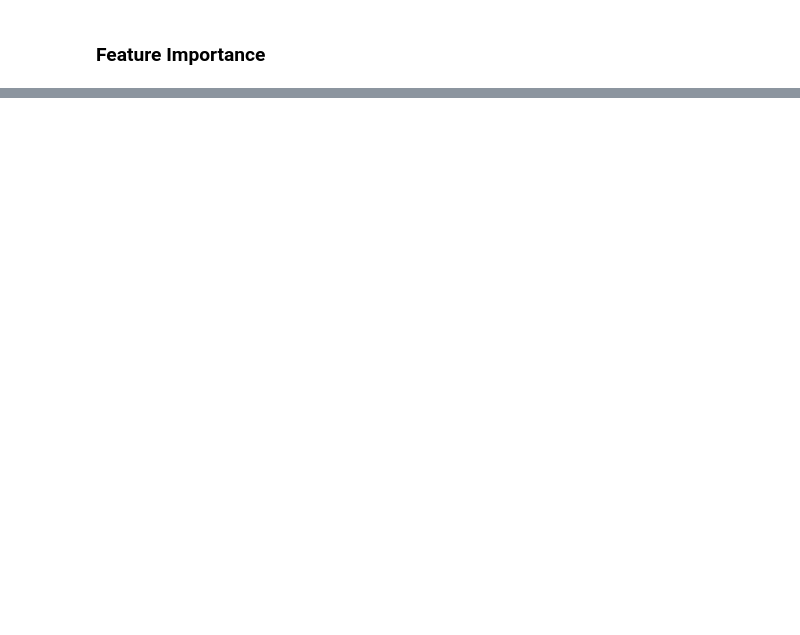
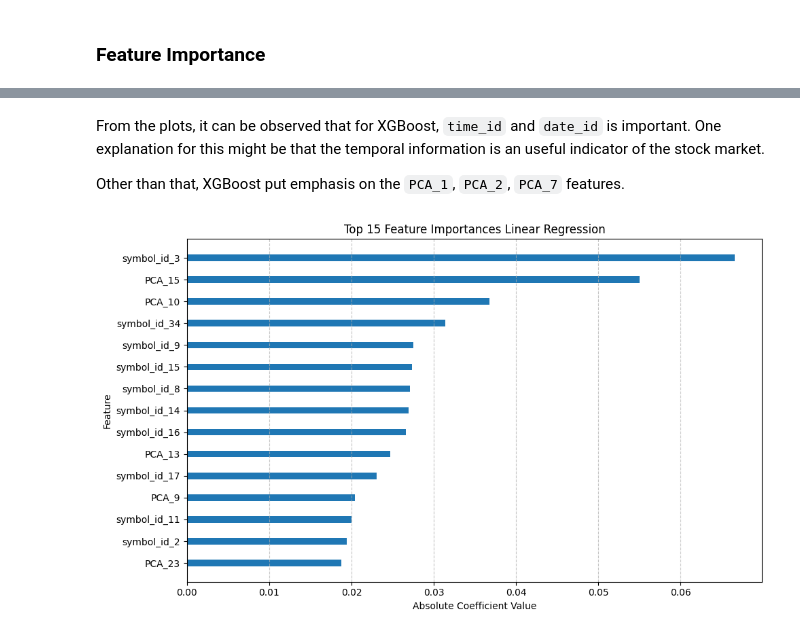
Before and after one commit to nkenny160/ecen-520-final-project, a Jupyter notebook: Jane_Street_Merge.ipynb, the cells around one changed output, grey strips where cells are left out. Drawn from its saved outputs; the diff is of its cells as text; code cells hidden in the pictures; blank space fills up the shorter version.

```diff
--- a/Jane_Street_Merge.ipynb
+++ b/Jane_Street_Merge.ipynb
@@ -1009,0 +1028,41 @@ plt.savefig('feature_importance.png', dpi = 300)
+# %% [markdown]
+From the plots, it can be observed that for XGBoost, `time_id` and `date_id` is important. One explanation for this might be that the temporal information is an useful indicator of the stock market.
+
+Other than that, XGBoost put emphasis on the `PCA_1`, `PCA_2`, `PCA_7` features.
+# %%
+def get_top_features_plot(model, feature_names, n=15, model_name = None):
+    # Get coefficients and their absolute values
+    if 'Regression' in model_name:
+        coefs = model.coef_[0]
+
+    else:
+        coefs = model.feature_importances_
+
+    abs_coefs = np.abs(coefs)
+    # Create a DataFrame for better visualization
+
+    coef_df = pd.DataFrame({"Feature": feature_names, "Coefficient": coefs, "Abs Coefficient": abs_coefs})
+
+    # Sort by absolute value of coefficients
+    top_features = coef_df.nlargest(n, "Abs Coefficient")
+    #print(top_features)
+
+    plt.figure(figsize=(10, 6))
+    y_pos = np.arange(len(top_features))
+
+    plt.barh(y_pos, top_features["Abs Coefficient"], height = 0.3)
+
+    plt.xlabel("Absolute Coefficient Value")
+    plt.ylabel("Feature")
+    plt.yticks(y_pos, top_features["Feature"])
+    plt.title(f"Top {n} Feature Importances {model_name}")
+
+    plt.grid(axis="x", linestyle="--", alpha=0.7)
+    plt.tight_layout()
+    plt.gca().invert_yaxis()  # Ensure the highest value is at the top
+    plt.show()
+# %%
+model_name = 'Linear Regression'
+get_top_features_plot(regressors[model_name], ALL_FEATURES, model_name = model_name)
+# %% [output]
+[figure, added]
```
Also changed, not shown: parts of 25 cells of this notebook.
